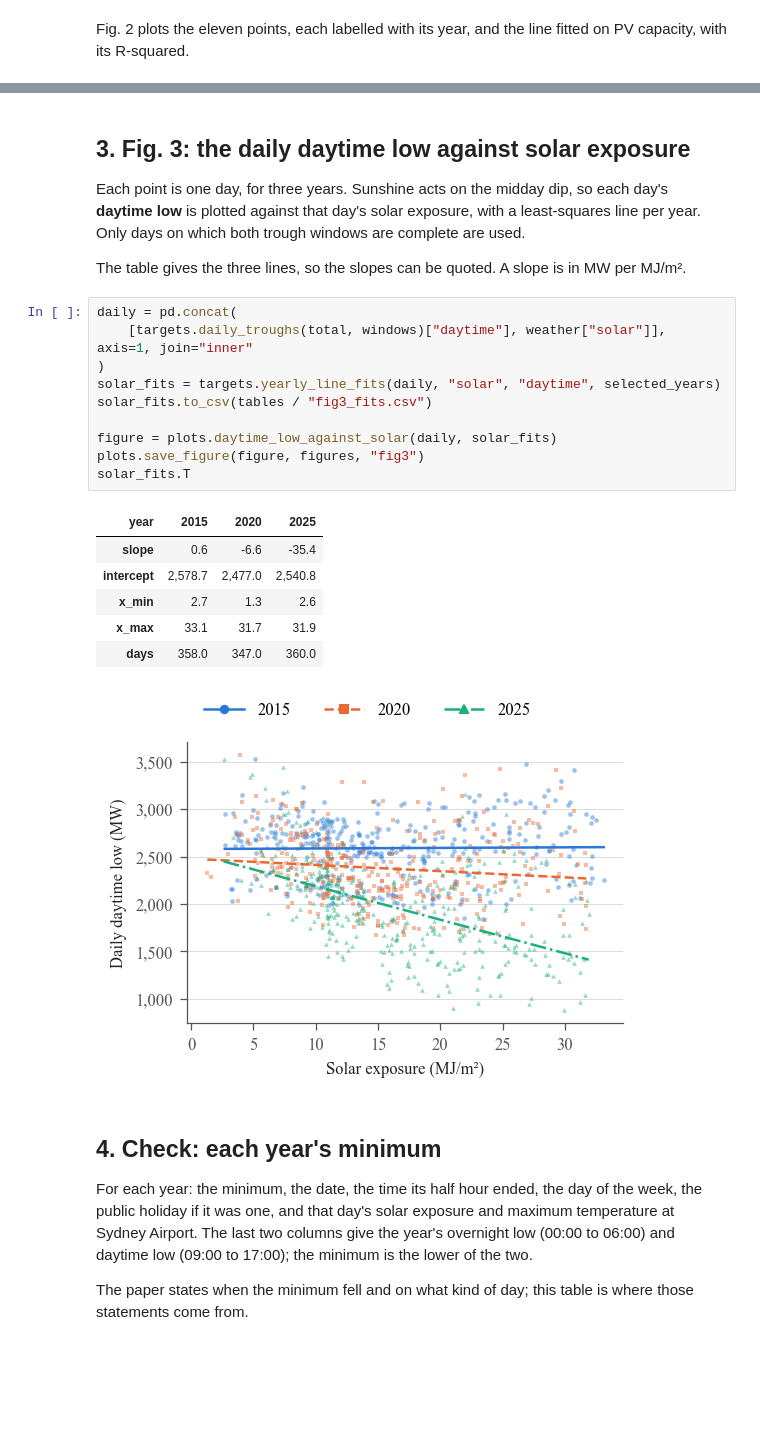
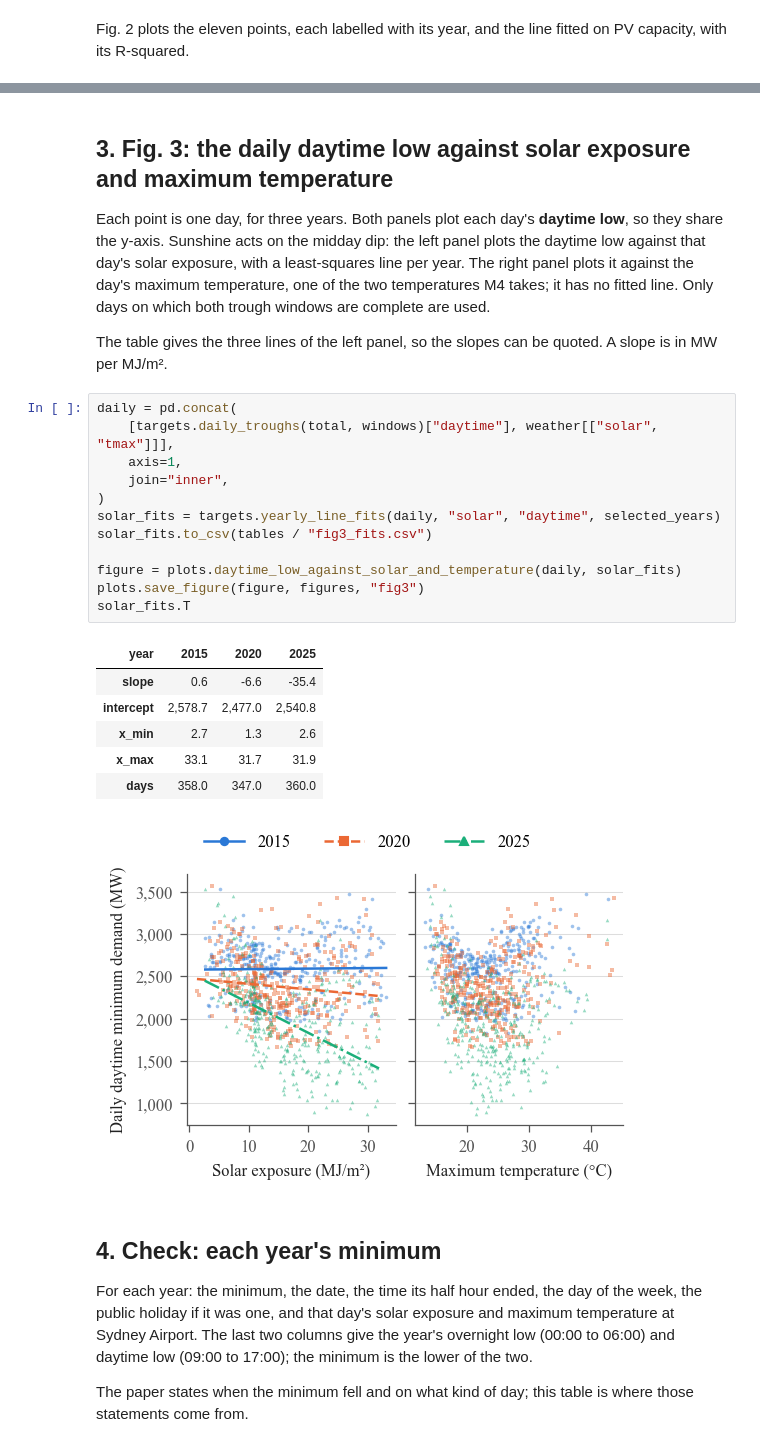
Before and after one commit to mssamhan31/PyNMDF, a Jupyter notebook: publication/01_conference/notebooks/04_results_data_insights.ipynb, the cells around one changed output, grey strips where cells are left out. Cells and saved outputs as stored; diff of their text form; blank space fills up the shorter version.

```diff
--- a/publication/01_conference/notebooks/04_results_data_insights.ipynb
+++ b/publication/01_conference/notebooks/04_results_data_insights.ipynb
@@ -93,27 +95,29 @@ plots.save_figure(figure, figures, "fig2")
 # %% [markdown]
-## 3. Fig. 3: the daily daytime low against solar exposure
+## 3. Fig. 3: the daily daytime low against solar exposure and maximum temperature
 
-Each point is one day, for three years. Sunshine acts on the midday dip, so each day's **daytime low** is plotted against that day's solar exposure, with a least-squares line per year. Only days on which both trough windows are complete are used.
+Each point is one day, for three years. Both panels plot each day's **daytime low**, so they share the y-axis. Sunshine acts on the midday dip: the left panel plots the daytime low against that day's solar exposure, with a least-squares line per year. The right panel plots it against the day's maximum temperature, one of the two temperatures M4 takes; it has no fitted line. Only days on which both trough windows are complete are used.
 
-The table gives the three lines, so the slopes can be quoted. A slope is in MW per MJ/m².
+The table gives the three lines of the left panel, so the slopes can be quoted. A slope is in MW per MJ/m².
 # %%
 daily = pd.concat(
-    [targets.daily_troughs(total, windows)["daytime"], weather["solar"]], axis=1, join="inner"
+    [targets.daily_troughs(total, windows)["daytime"], weather[["solar", "tmax"]]],
+    axis=1,
+    join="inner",
 )
 solar_fits = targets.yearly_line_fits(daily, "solar", "daytime", selected_years)
 solar_fits.to_csv(tables / "fig3_fits.csv")
 
-figure = plots.daytime_low_against_solar(daily, solar_fits)
+figure = plots.daytime_low_against_solar_and_temperature(daily, solar_fits)
 plots.save_figure(figure, figures, "fig3")
 solar_fits.T
 # %% [output]
 | year | 2015 | 2020 | 2025 |
 | slope | 0.6 | -6.6 | -35.4 |
 | intercept | 2,578.7 | 2,477.0 | 2,540.8 |
 | x_min | 2.7 | 1.3 | 2.6 |
 | x_max | 33.1 | 31.7 | 31.9 |
 | days | 358.0 | 347.0 | 360.0 |
-[figure, old version]
+[figure, new version]
 # %% [markdown]
 ## 4. Check: each year's minimum
 
```
Also changed, not shown: parts of 2 cells of this notebook, 29 other files.
